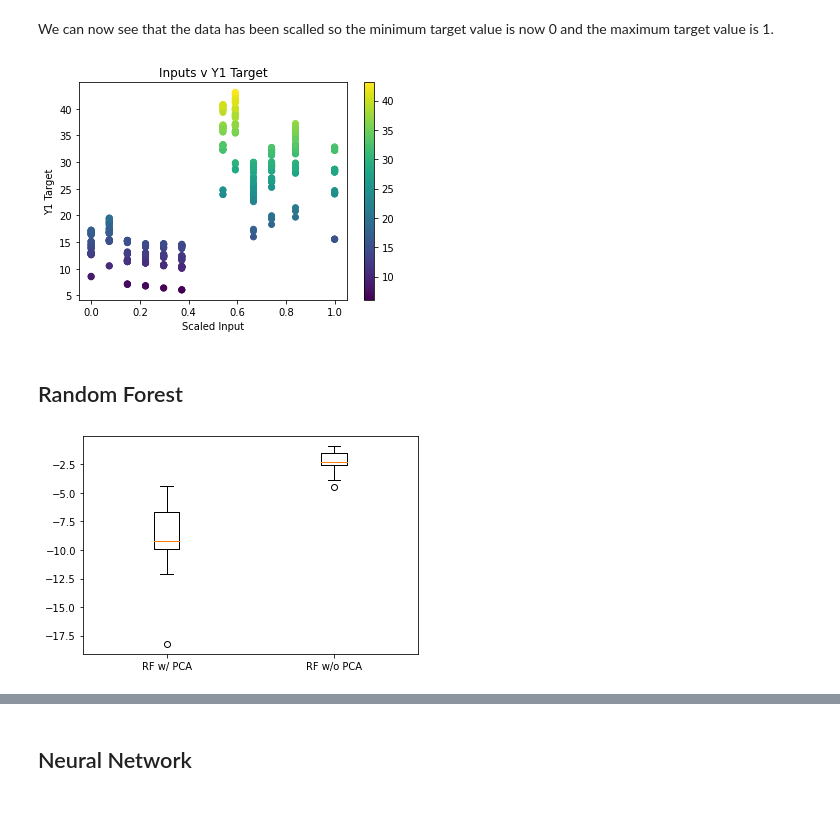
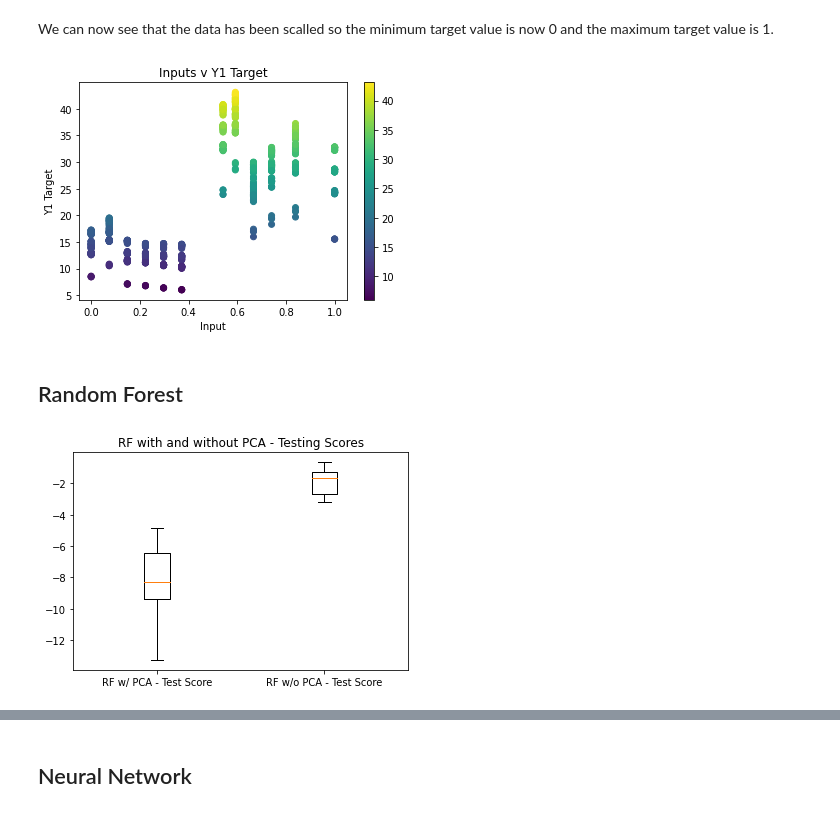
Before and after one commit to Dodecahedrane/COMP-2002-Assignment, a Jupyter notebook: Assignment Notebook.ipynb, the cells around one changed output, grey strips where cells are left out. Drawn from its saved outputs; the diff is of its cells as text; code cells hidden in the pictures.

```diff
--- a/Assignment Notebook.ipynb
+++ b/Assignment Notebook.ipynb
@@ -167,37 +166,42 @@ plt.show()
 [figure]
 # %%
 scaler = MinMaxScaler()
-trainInputsScaled = scaler.fit_transform(trainInputsPCA)
-testInputsScaled = scaler.fit_transform(testInputsPCA)
 
-trainInputsScaledNoPCA = scaler.fit_transform(trainInputs)
-testInputsScaledNoPCA = scaler.fit_transform(testInputs)
+inputsScaled = scaler.fit_transform(inputsPCA)
+inputsScaledNoPCA = scaler.fit_transform(inputs)
 # %% [markdown]
 We can now see that the data has been scalled so the minimum target value is now 0 and the maximum target value is 1.
 # %%
 plt.figure()
-plt.scatter(trainInputsScaled[:,0], trainTargets[:,:1], c= trainTargets[:,0])
+plt.scatter(inputsScaled[:,0], targets[:,:1], c= targets[:,0])
 plt.title("Inputs v Y1 Target")
 plt.colorbar()
-plt.xlabel('Scaled Input')
+plt.xlabel('Input')
 plt.ylabel('Y1 Target')
 plt.show()
 # %% [output]
-[figure, old version]
+[figure, new version]
 # %% [markdown]
 ## Random Forest
 # %%
 rf = RandomForestRegressor()
-rfCvPCA = cross_val_score(rf, trainInputsScaled, trainTargets, cv=20, scoring='neg_mean_squared_error')
+rfCvPca = cross_validate(rf, inputsScaled, targets, cv=25, return_train_score=True,
+                         scoring='neg_mean_squared_error')
 # %%
 rf = RandomForestRegressor()
-rfCvNoPCA = cross_val_score(rf, trainInputsScaledNoPCA, trainTargets, cv=20, scoring='neg_mean_squared_error')
+rfCvNoPca = cross_validate(rf, inputsScaledNoPCA, targets, cv=25, return_train_score=True,
+                           scoring='neg_mean_squared_error')
 # %%
-rfResults = {"RF w/ PCA": rfCvPCA, "RF w/o PCA": rfCvNoPCA}
+rfResultsTrain = {"RF w/ PCA - Test Score": rfCvPca['test_score'],
+                  "RF w/o PCA - Test Score": rfCvNoPca['test_score']}
+
+rfResultsTest = {"RF w/ PCA - Train Score": rfCvPca['train_score'],
+                 "RF w/o PCA - Train Score": rfCvNoPca['train_score']}
 # %%
 fig, ax = plt.subplots()
-ax.boxplot(rfResults.values())
-ax.set_xticklabels(rfResults.keys())
+plt.title("RF with and without PCA - Testing Scores")
+ax.boxplot(rfResultsTrain.values())
+ax.set_xticklabels(rfResultsTrain.keys())
 plt.show()
 # %% [output]
-[figure, old version]
+[figure, new version]
```
Also changed, not shown: parts of 42 cells of this notebook.
